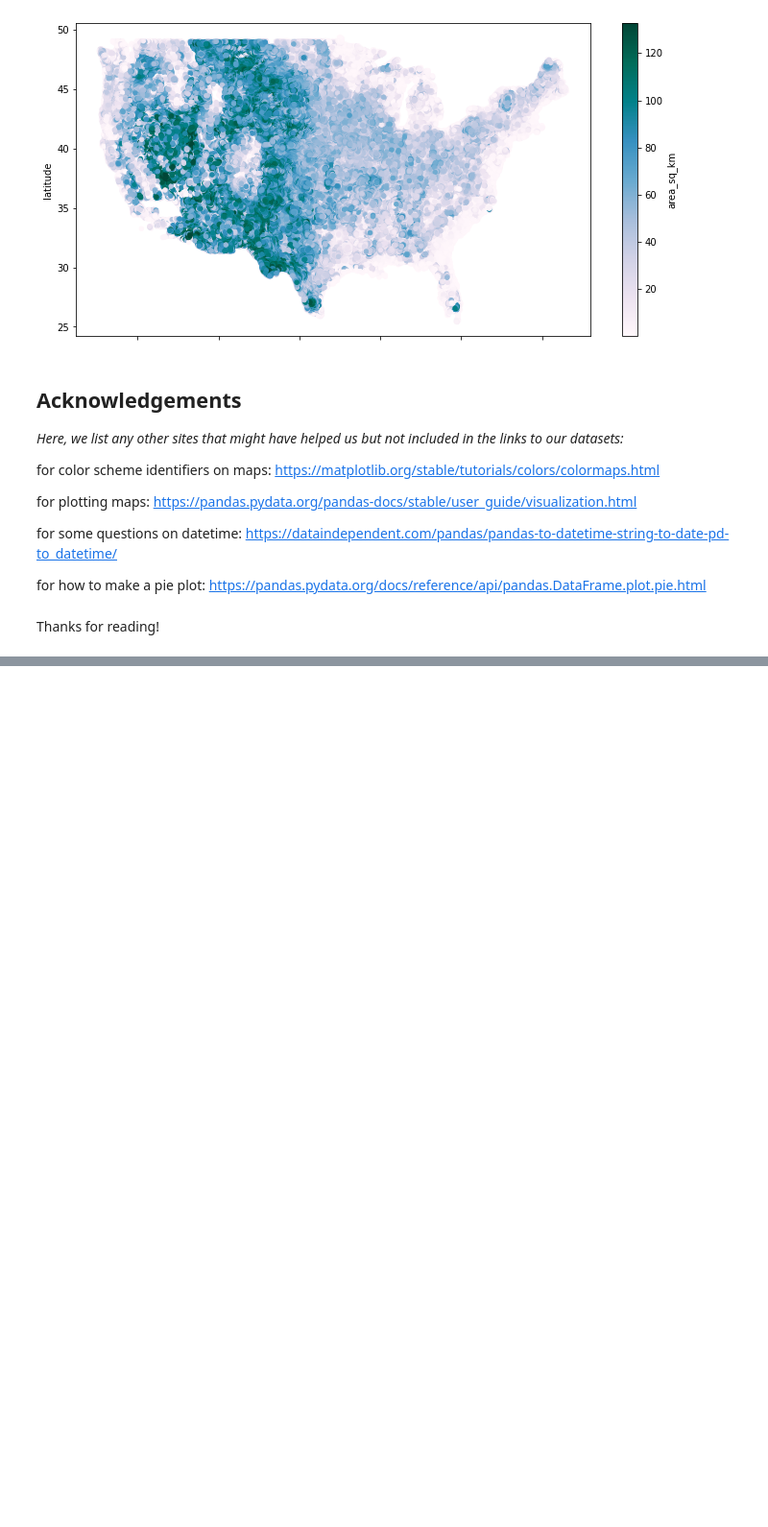
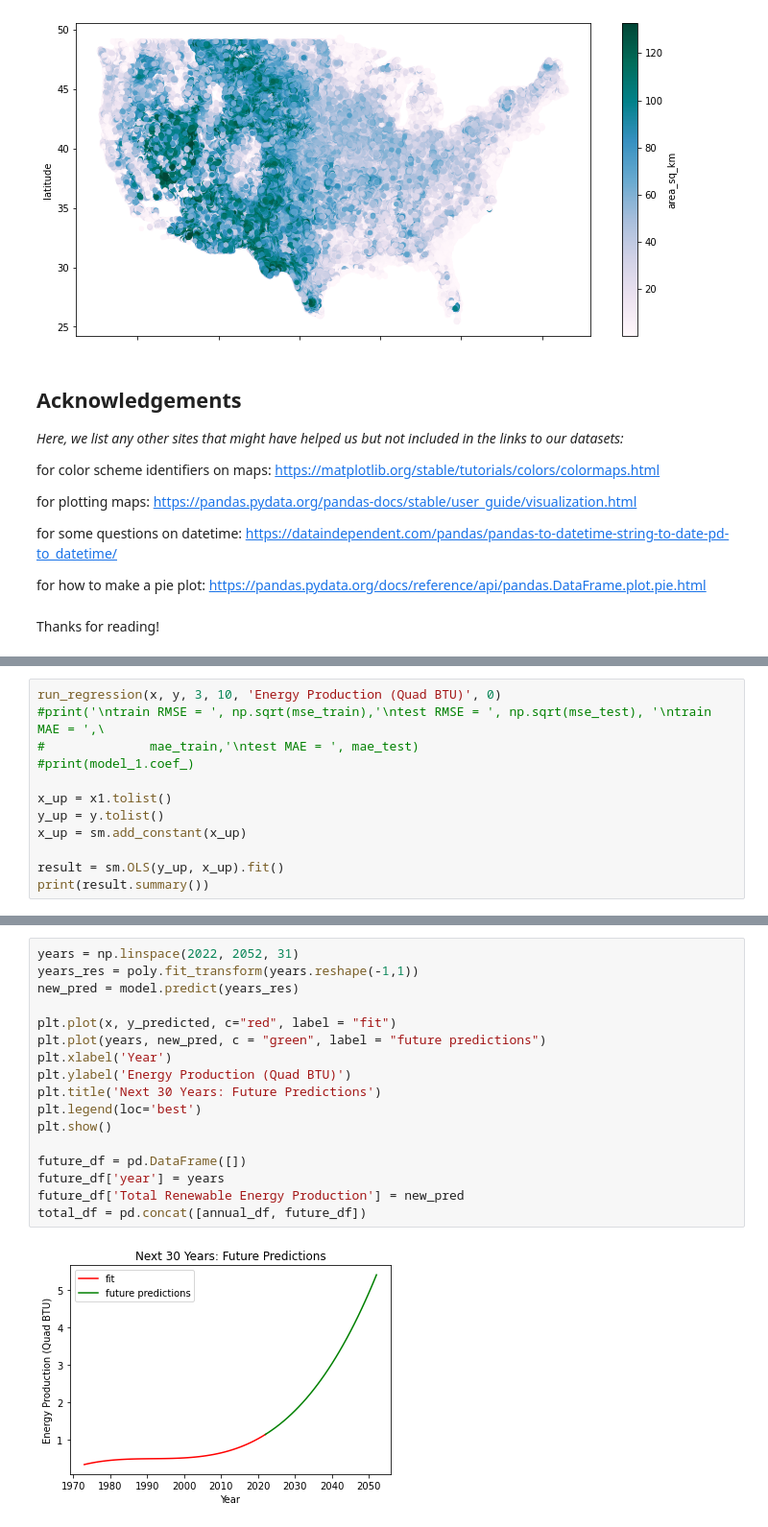
Before and after one commit to akkij26/info_2950, a Jupyter notebook: Phase_2_final.ipynb, the cells around one changed output, grey strips where cells are left out. Shown at 96% size. Saved outputs shown, nothing was run; the diff lists cells and outputs as text; blank space fills up the shorter version.

```diff
--- a/Phase_2_final.ipynb
+++ b/Phase_2_final.ipynb
@@ -543,0 +510,12 @@ plt.show()
+# %%
+run_regression(x, y, 3, 10, 'Energy Production (Quad BTU)', 0)
+#print('\ntrain RMSE = ', np.sqrt(mse_train),'\ntest RMSE = ', np.sqrt(mse_test), '\ntrain MAE = ',\
+#              mae_train,'\ntest MAE = ', mae_test)
+#print(model_1.coef_)
+
+x_up = x1.tolist()
+y_up = y.tolist()
+x_up = sm.add_constant(x_up)
+
+result = sm.OLS(y_up, x_up).fit()
+print(result.summary())
@@ -543,0 +555,19 @@ plt.show()
+# %%
+years = np.linspace(2022, 2052, 31)
+years_res = poly.fit_transform(years.reshape(-1,1))
+new_pred = model.predict(years_res)
+
+plt.plot(x, y_predicted, c="red", label = "fit")
+plt.plot(years, new_pred, c = "green", label = "future predictions")
+plt.xlabel('Year')
+plt.ylabel('Energy Production (Quad BTU)')
+plt.title('Next 30 Years: Future Predictions')
+plt.legend(loc='best')
+plt.show()
+
+future_df = pd.DataFrame([])
+future_df['year'] = years
+future_df['Total Renewable Energy Production'] = new_pred
+total_df = pd.concat([annual_df, future_df])
+# %% [output]
+[figure, added]
```
Also changed, not shown: parts of 40 cells of this notebook.
